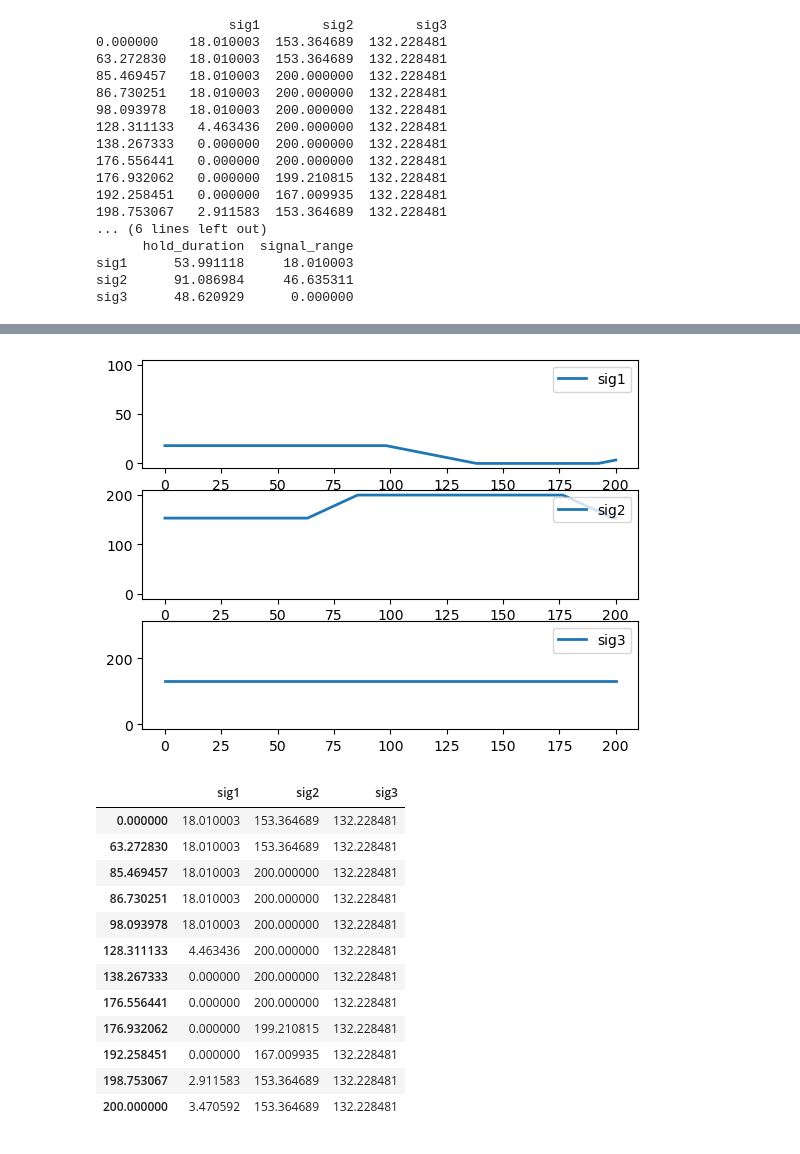
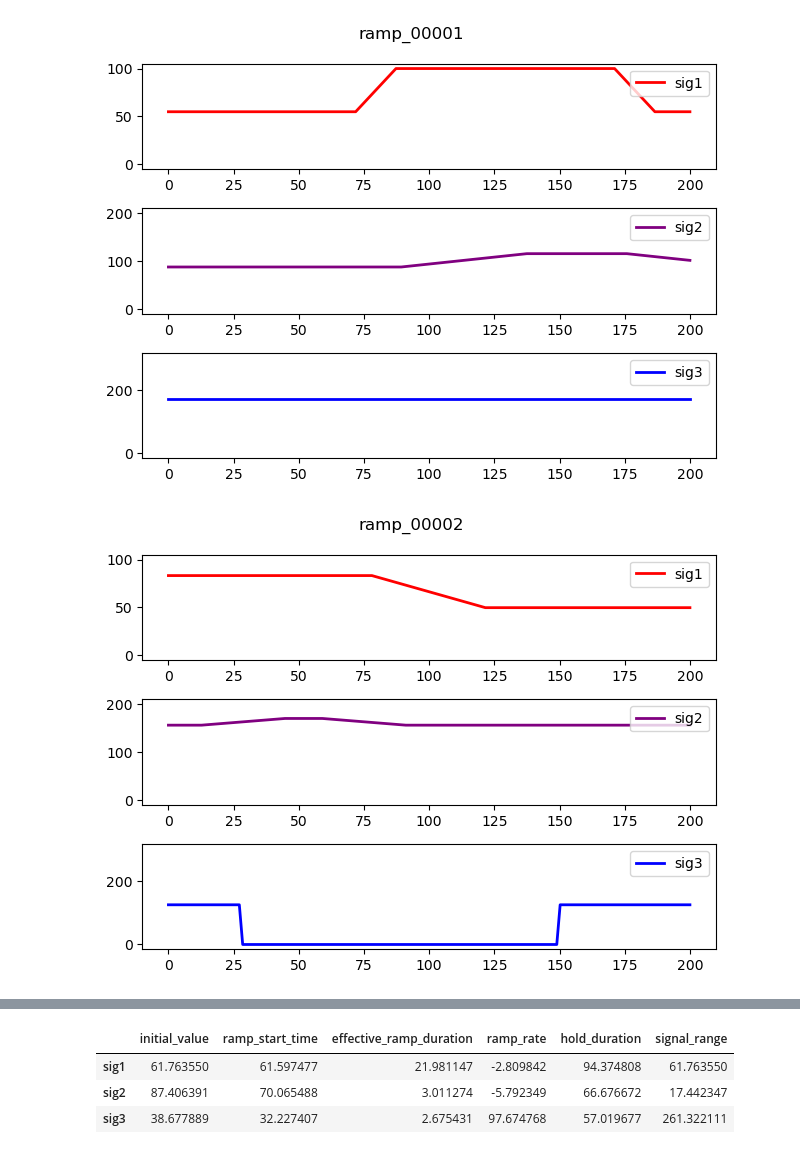
Before and after one commit to Shroff20/signal_gen, a Jupyter notebook: signal_gen_demo.ipynb, the cells around one changed output, grey strips where cells are left out. Drawn from its saved outputs; the diff is of its cells as text; code cells hidden in the pictures.

```diff
--- a/signal_gen_demo.ipynb
+++ b/signal_gen_demo.ipynb
@@ -7,6 +8,3 @@ from pprint import pprint
 # %%
-fn_yaml = "config.yaml"
-
-config = yaml.safe_load(open(fn_yaml, 'r'))
-pprint(config)
+config = sgt.load_config(fn_yaml)
 # %% [output]
@@ -121,24 +28,13 @@ def generate_signals(config):
 # %%
-df_merged, df_parameters = generate_signals(config)
+N_loadcases = 3
 
+for i in range(N_loadcases):
 
-print(df_merged)
-print(df_parameters)
+    loadcase_name = f"ramp_{i+1:05d}"
+    df_merged, df_parameters = sgt.generate_ramp_loadcase(config)
+    sgt.plot_loadcase(df_merged, config, loadcase_name = loadcase_name)
+    #print(df_merged)
+    #print(df_parameters)
 # %% [output]
-                 sig1        sig2        sig3
-0.000000    18.010003  153.364689  132.228481
-63.272830   18.010003  153.364689  132.228481
-85.469457   18.010003  200.000000  132.228481
-86.730251   18.010003  200.000000  132.228481
-98.093978   18.010003  200.000000  132.228481
-128.311133   4.463436  200.000000  132.228481
-138.267333   0.000000  200.000000  132.228481
-176.556441   0.000000  200.000000  132.228481
-176.932062   0.000000  199.210815  132.228481
-192.258451   0.000000  167.009935  132.228481
-198.753067   2.911583  153.364689  132.228481
-... (6 lines left out)
-      hold_duration  signal_range
-sig1      53.991118     18.010003
-sig2      91.086984     46.635311
-sig3      48.620929      0.000000
+[figure, added]
+[figure, added]
@@ -145,31 +42,7 @@ sig3      48.620929      0.000000
 # %%
-
-
-fig, ax = plt.subplots(len(df_merged.columns))
-for i, signal_name in enumerate(df_merged.columns):
-    ax[i].plot(df_merged.index, df_merged[signal_name], label = f'{signal_name}', linewidth = 2)
-
-    yrange = config['signals'][signal_name]['max_value'] - config['signals'][signal_name]['min_value']
-    plot_min = config['signals'][signal_name]['min_value'] - 0.05 * yrange
-    plot_max = config['signals'][signal_name]['max_value'] + 0.05 * yrange
-
-    ax[i].set_ylim(plot_min, plot_max)
-    ax[i].legend(loc = 1)
+df_parameters
 # %% [output]
-[figure, removed]
+|  | initial_value | ramp_start_time | effective_ramp_duration | ramp_rate | hold_duration | signal_range |
+| sig1 | 61.763550 | 61.597477 | 21.981147 | -2.809842 | 94.374808 | 61.763550 |
+| sig2 | 87.406391 | 70.065488 | 3.011274 | -5.792349 | 66.676672 | 17.442347 |
+| sig3 | 38.677889 | 32.227407 | 2.675431 | 97.674768 | 57.019677 | 261.322111 |
-# %%
-df_merged
-# %% [output]
-|  | sig1 | sig2 | sig3 |
-| 0.000000 | 18.010003 | 153.364689 | 132.228481 |
-| 63.272830 | 18.010003 | 153.364689 | 132.228481 |
-| 85.469457 | 18.010003 | 200.000000 | 132.228481 |
-| 86.730251 | 18.010003 | 200.000000 | 132.228481 |
-| 98.093978 | 18.010003 | 200.000000 | 132.228481 |
-| 128.311133 | 4.463436 | 200.000000 | 132.228481 |
-| 138.267333 | 0.000000 | 200.000000 | 132.228481 |
-| 176.556441 | 0.000000 | 200.000000 | 132.228481 |
-| 176.932062 | 0.000000 | 199.210815 | 132.228481 |
-| 192.258451 | 0.000000 | 167.009935 | 132.228481 |
-| 198.753067 | 2.911583 | 153.364689 | 132.228481 |
-| 200.000000 | 3.470592 | 153.364689 | 132.228481 |
```
Also changed, not shown: parts of 5 cells of this notebook, 2 other files.
